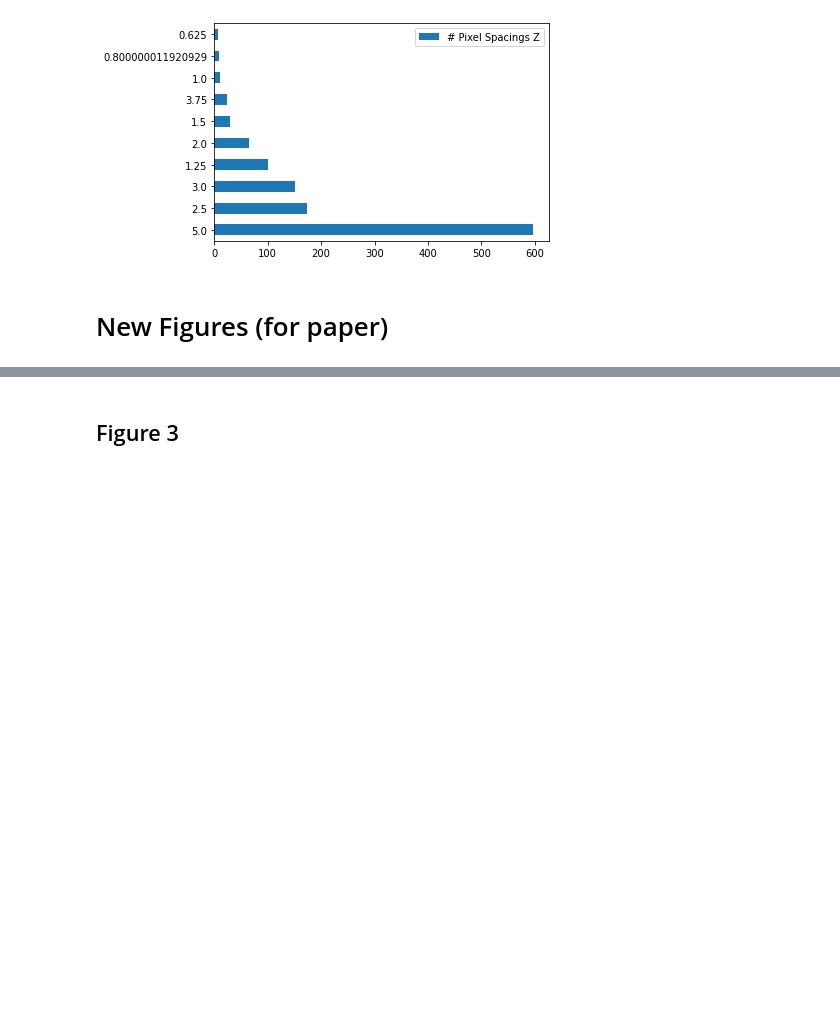
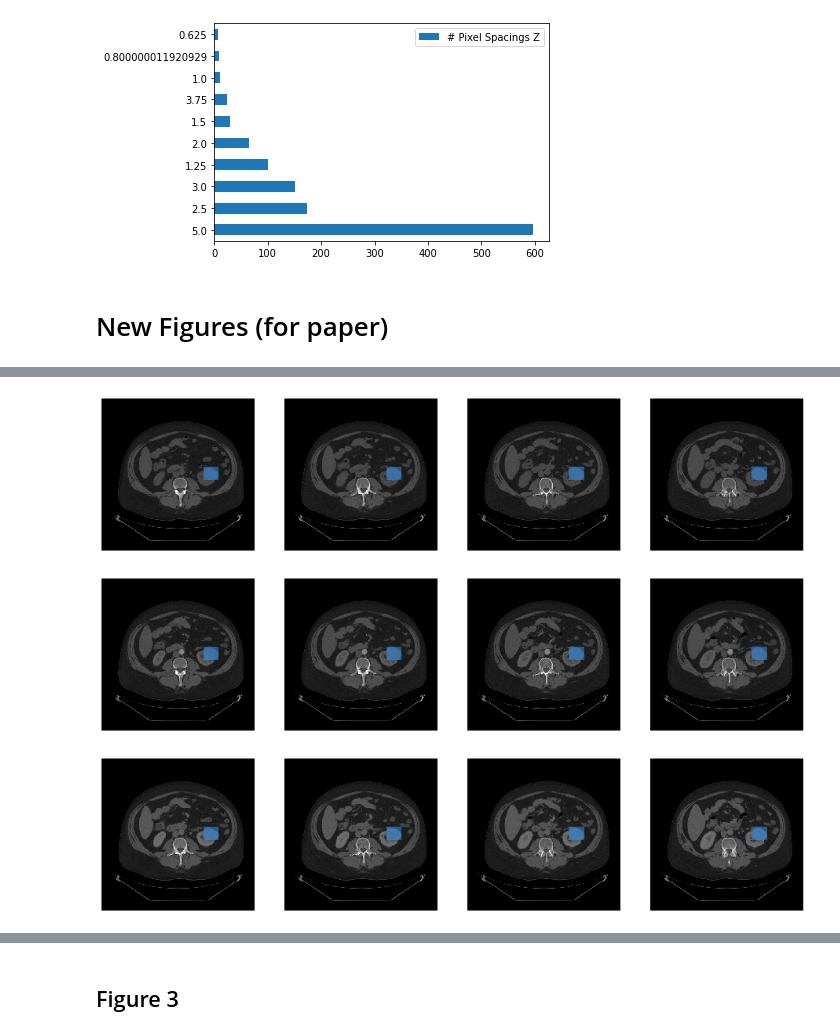
Before and after one commit to LarsonLab/UCSF-RMaC, a Jupyter notebook: curation/07-figures.ipynb, the cells around one changed output, grey strips where cells are left out. Saved outputs shown, nothing was run; the diff lists cells and outputs as text; code cells hidden in the pictures; blank space fills up the shorter version.

Commit message:
updated fig 1 plots

```diff
--- a/curation/07-figures.ipynb
+++ b/curation/07-figures.ipynb
@@ -344,0 +352,40 @@ plt.rcParams.update({'font.size': 16})
+# %%
+def plot_slices_overlay(data, mask, slices):
+
+    num_plots = len(slices)
+    _, axs = plt.subplots(figsize=(4*num_plots,4), ncols=num_plots, nrows=1)
+    cmap_overlay = ListedColormap(["none", [51/255, 153/255, 255/255]])
+
+    for i, sl in enumerate(slices):
+        axs[i].imshow(data[:,:,sl], cmap="Greys_r",
+                      interpolation='none', vmin=-200, vmax=800) # set limits based on expected HU in renal CT
+        axs[i].imshow(mask[:, :, sl], cmap=cmap_overlay,
+                      interpolation='none', vmin=0, vmax=1, alpha=0.5)
+        axs[i].axis('off')
+
+    plt.show()
+# %%
+# pick a single file for the purposes of this tutorial
+filepath = os.path.join(hdf5_dir,"tHI0j8MuGv.hdf5")
+#tHI0j8MuGv
+
+# print HDF5 contents
+with h5py.File(filepath, "r") as hdf:
+    print(f"HDF5 file datasets: {list(hdf.keys())}")
+    print(f"HDF5 file attributes: {list(hdf.attrs.keys())}")
+
+with h5py.File(filepath, "r") as hdf:
+    noncon = hdf["noncon"][:]
+    arterial = hdf["arterial"][:]
+    portven = hdf["portven"][:]
+    mask = hdf["mask"][:]
+
+print(f"noncon size: {noncon.shape}")
+print(f"arterial size: {arterial.shape}")
+print(f"portven size: {portven.shape}")
+print(f"mask size: {mask.shape}")
+
+# find mask slices that include tumor
+sl_idx = [sl for sl in range(mask.shape[2])
+          if mask[:,:,sl].any()]
+print(f"Slice indices with tumor: {sl_idx}")
@@ -344,0 +400,9 @@ plt.rcParams.update({'font.size': 16})
+# %%
+sl_idx = [17, 18, 19, 20]
+plot_slices_overlay(noncon, mask, sl_idx)
+plot_slices_overlay(arterial, mask, sl_idx)
+plot_slices_overlay(portven, mask, sl_idx)
+# %% [output]
+[figure, added]
+[figure, added]
+[figure, added]
```
Also changed, not shown: parts of 7 cells of this notebook.
